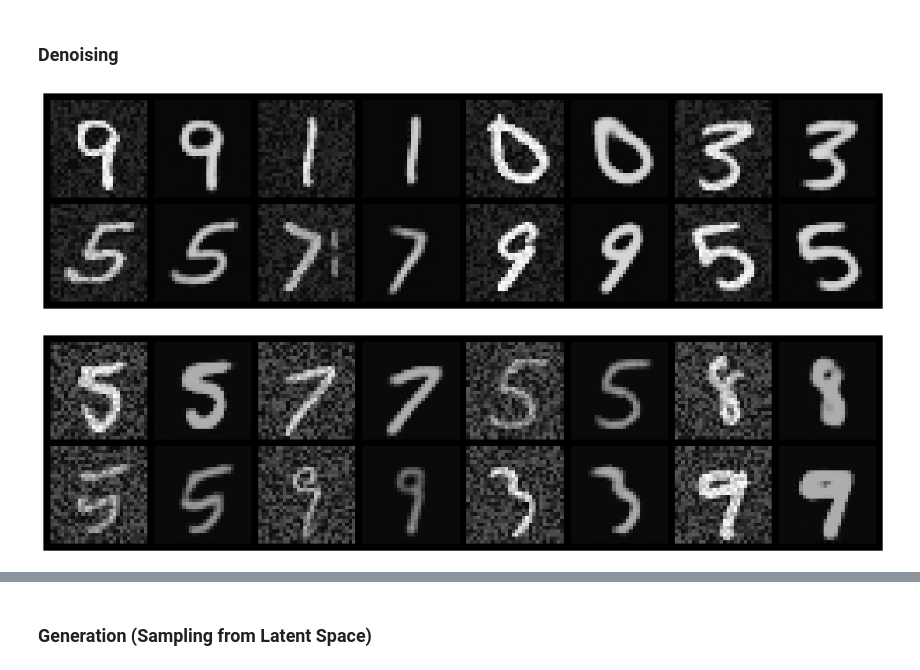
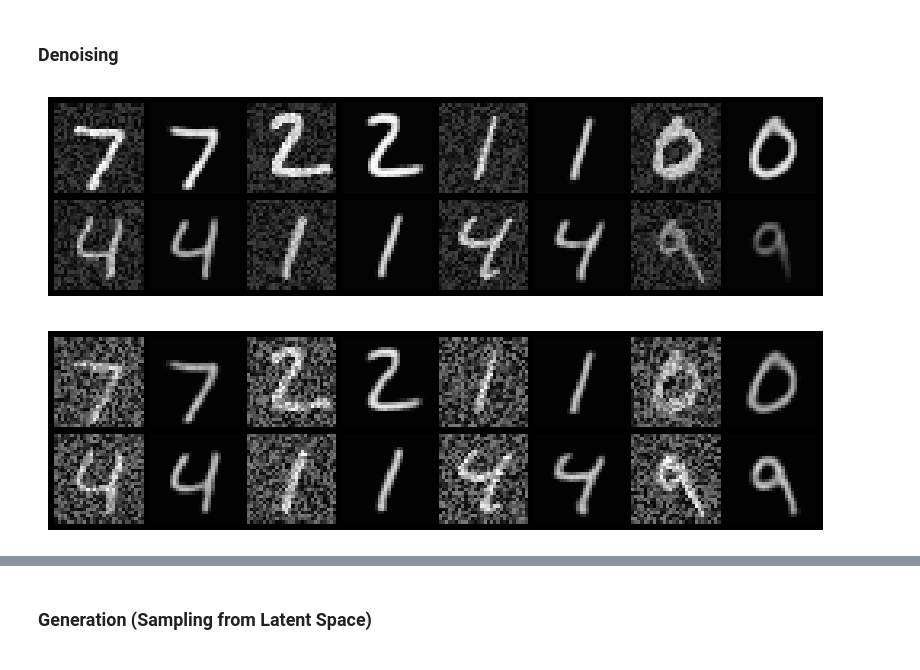
Before and after one commit to GregorKobsik/DiveIntoDeepLearning, a Jupyter notebook: 1_Autoencoder/autoencoder.ipynb, the cells around one changed output, grey strips where cells are left out. Drawn from its saved outputs; the diff is of its cells as text; code cells hidden in the pictures.

```diff
--- a/1_Autoencoder/autoencoder.ipynb
+++ b/1_Autoencoder/autoencoder.ipynb
@@ -165,7 +166,8 @@ def visualize_reconstructions(model, input_imgs):
     imgs = torch.stack([input_imgs, reconst_imgs], dim=1).flatten(0, 1)
     grid = torchvision.utils.make_grid(imgs, nrow=8, normalize=True)
     grid = grid.permute(1, 2, 0)
-    plt.figure(figsize=(20, 10))
+
+    plt.figure(figsize=(10, 5))
     plt.imshow(grid)
     plt.axis("off")
     plt.show()
@@ -176,12 +180,14 @@ visualize_reconstructions(model, next(iter(train_loader))[0][:NUM_SAMPLES])
 # %% [markdown]
 ### Denoising
 # %%
-noised_imgs = next(iter(train_loader))[0][:NUM_SAMPLES] + 0.2 * torch.rand(NUM_SAMPLES, 1, 28, 28)
-visualize_reconstructions(model, noised_imgs)
+# 25% noise
+input_imgs = 0.75 * next(iter(test_loader))[0][:NUM_SAMPLES] + 0.25 * torch.rand(NUM_SAMPLES, 1, 28, 28)
+visualize_reconstructions(model, input_imgs)
 # %% [output]
-[figure, old version]
+[figure, new version]
 # %%
-noised_imgs = next(iter(train_loader))[0][:NUM_SAMPLES] + 0.5 * torch.rand(NUM_SAMPLES, 1, 28, 28)
-visualize_reconstructions(model, noised_imgs)
+# 50% noise
+input_imgs = 0.5 * next(iter(test_loader))[0][:NUM_SAMPLES] + 0.5 * torch.rand(NUM_SAMPLES, 1, 28, 28)
+visualize_reconstructions(model, input_imgs)
 # %% [output]
-[figure, old version]
+[figure, new version]
```
Also changed, not shown: parts of 9 cells of this notebook.
